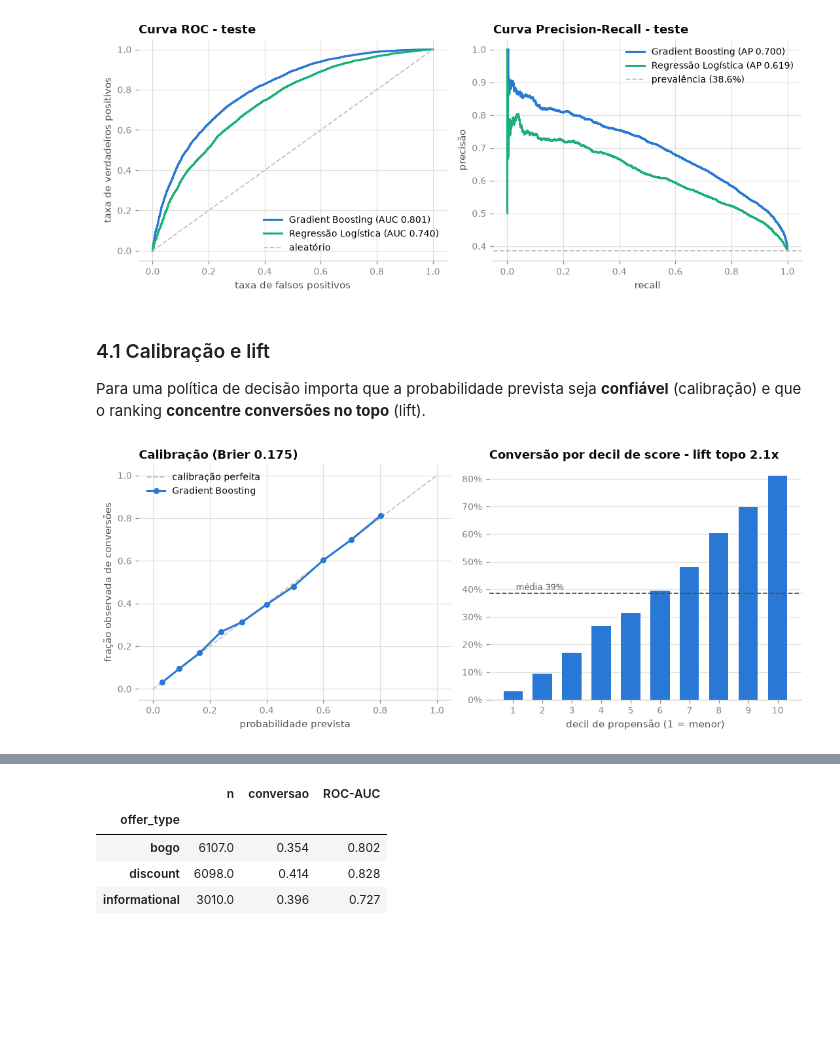
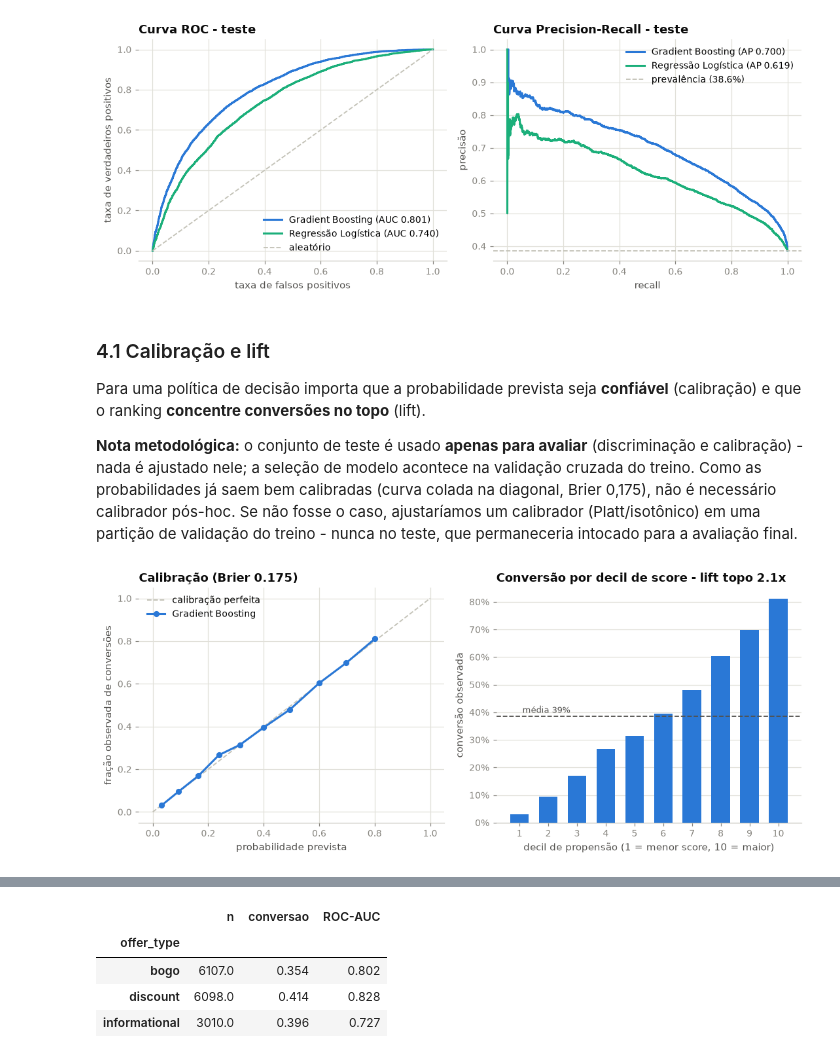
Before and after one commit to castrovinicius/case-ds-ifood, a Jupyter notebook: notebooks/2_modeling.ipynb, the cells around one changed output, grey strips where cells are left out. Cells and saved outputs as stored; diff of their text form; code cells hidden in the pictures; blank space fills up the shorter version.

```diff
--- a/notebooks/2_modeling.ipynb
+++ b/notebooks/2_modeling.ipynb
@@ -454,6 +463,13 @@ plt.show()
 
 Para uma política de decisão importa que a probabilidade prevista seja **confiável** (calibração)
 e que o ranking **concentre conversões no topo** (lift).
+
+**Nota metodológica:** o conjunto de teste é usado **apenas para avaliar** (discriminação e
+calibração) - nada é ajustado nele; a seleção de modelo acontece na validação cruzada do treino.
+Como as probabilidades já saem bem calibradas (curva colada na diagonal, Brier 0,175), não é
+necessário calibrador pós-hoc. Se não fosse o caso, ajustaríamos um calibrador (Platt/isotônico)
+em uma partição de validação do treino - nunca no teste, que permaneceria intocado para a
+avaliação final.
 # %%
 from sklearn.calibration import calibration_curve
 
@@ -483,32 +499,33 @@ axes[0].plot(
 axes[0].set_title(f"Calibração (Brier {brier_score_loss(y_test, p_hgb):.3f})")
 axes[0].set_xlabel("probabilidade prevista")
 axes[0].set_ylabel("fração observada de conversões")
 axes[0].legend(loc="upper left")
 
 # Lift por decil: leitura de negócio do ranking - quanto o topo dos scores
 # concentra conversões em relação à média (base para priorizar envios)
 dec = pd.qcut(p_hgb, 10, labels=False, duplicates="drop") + 1
 lift_df = (
     pd.DataFrame({"decil": dec, "y": y_test.to_numpy()}).groupby("decil")["y"].mean()
 )
 axes[1].bar(
     lift_df.index.astype(int).astype(str), lift_df.values, color=SERIES[0], width=0.65
 )
 axes[1].axhline(y_test.mean(), color="#52514e", linestyle="--", linewidth=1.2)
 axes[1].text(
     0.1,
     y_test.mean() + 0.012,
     f"média {y_test.mean():.0%}",
     fontsize=8.5,
     color="#52514e",
 )
 axes[1].set_title(
     f"Conversão por decil de score - lift topo {lift_df.iloc[-1] / y_test.mean():.1f}x"
 )
-axes[1].set_xlabel("decil de propensão (1 = menor)")
+axes[1].set_xlabel("decil de propensão (1 = menor score, 10 = maior)")
+axes[1].set_ylabel("conversão observada")
 axes[1].yaxis.set_major_formatter(lambda x, _: f"{x:.0%}")
 axes[1].grid(axis="x", visible=False)
 plt.tight_layout()
 plt.show()
 # %% [output]
-[figure, old version]
+[figure, new version]
```
Also changed, not shown: parts of 10 cells of this notebook, 30 other files.
